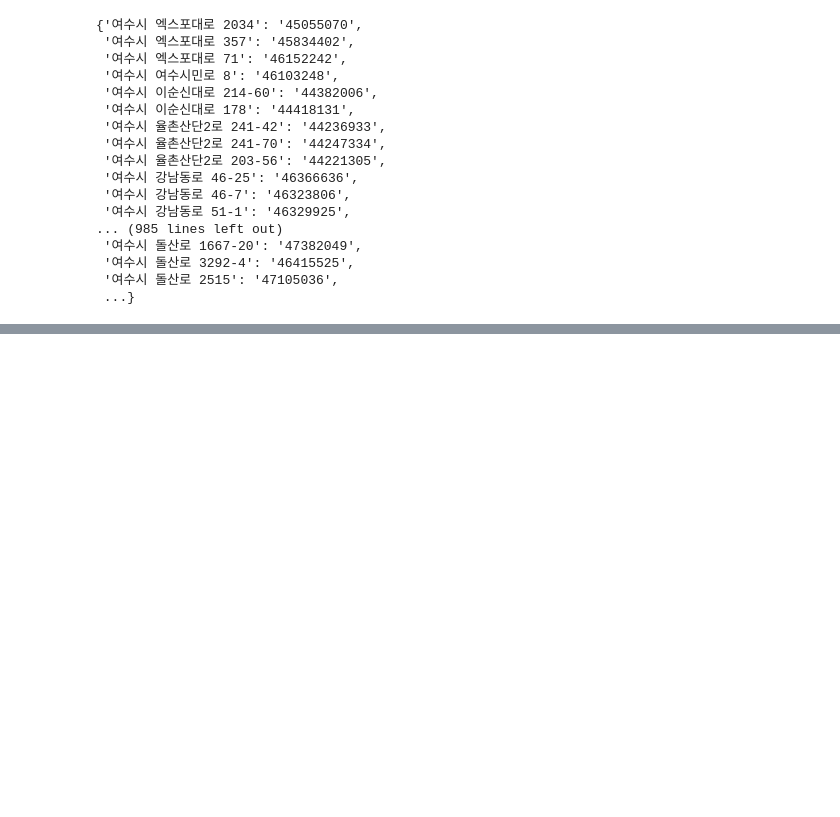
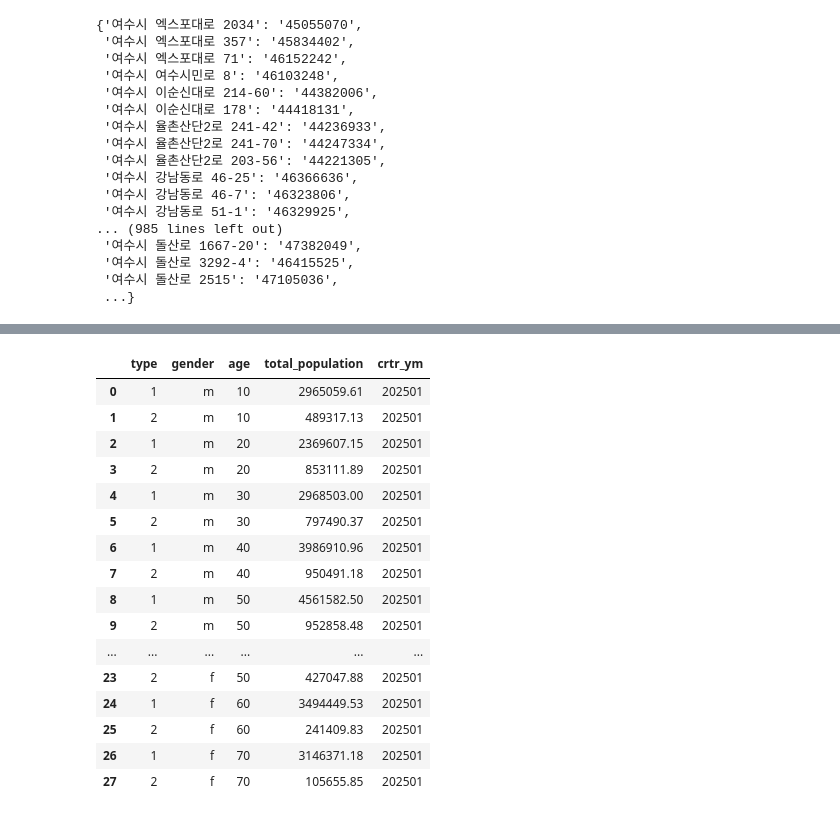
Before and after one commit to KnellBalm/yeosu, a Jupyter notebook: preproc.ipynb, the cells around one changed output, grey strips where cells are left out. Saved outputs shown, nothing was run; the diff lists cells and outputs as text; code cells hidden in the pictures; blank space fills up the shorter version.

```diff
--- a/preproc.ipynb
+++ b/preproc.ipynb
@@ -485,3 +485,7 @@ pop_grid_map
  '여수시 돌산로 3292-4': '46415525',
  '여수시 돌산로 2515': '47105036',
  ...}
+# %%
+from sqlalchemy import create_engine
+url = ("postgresql+psycopg2://root:biris.manse@192.168.109.254:32002/yeosu_dm")
+engine = create_engine(url)
@@ -487,0 +572,37 @@ pop_grid_map
+# %%
+agegen_df = df.groupby(['type'],as_index=False).agg(
+        m10 = ('m10','sum'), m20 = ('m20','sum'), m30 = ('m30','sum'), m40 = ('m40','sum'), m50 = ('m50','sum'), m60 = ('m60','sum'),m70 = ('m70','sum'),
+        f10 = ('f10','sum'), f20 = ('f20','sum'), f30 = ('f30','sum'), f40 = ('f40','sum'), f50 = ('f50','sum'), f60 = ('f60','sum'),f70 = ('f70','sum')
+    )
+# 1-1) melt로 long 형태로 변환
+agegen_df = agegen_df.melt(
+    id_vars=['type'],
+    var_name='col',
+    value_name='total_population'
+)
+# 1-2) gender / generation 분리
+agegen_df['gender'] = agegen_df['col'].str[0]        # m 또는 f
+agegen_df['age'] = agegen_df['col'].str[1:].astype(int)  # 10,20,...
+# 1-3) 불필요 컬럼 제거 또는 순서 정리
+agegen_df = agegen_df[['type', 'gender', 'age', 'total_population']]
+agegen_df['crtr_ym'] = ym
+# %%
+agegen_df
+# %% [output]
+|  | type | gender | age | total_population | crtr_ym |
+| 0 | 1 | m | 10 | 2965059.61 | 202501 |
+| 1 | 2 | m | 10 | 489317.13 | 202501 |
+| 2 | 1 | m | 20 | 2369607.15 | 202501 |
+| 3 | 2 | m | 20 | 853111.89 | 202501 |
+| 4 | 1 | m | 30 | 2968503.00 | 202501 |
+| 5 | 2 | m | 30 | 797490.37 | 202501 |
+| 6 | 1 | m | 40 | 3986910.96 | 202501 |
+| 7 | 2 | m | 40 | 950491.18 | 202501 |
+| 8 | 1 | m | 50 | 4561582.50 | 202501 |
+| 9 | 2 | m | 50 | 952858.48 | 202501 |
+| ... | ... | ... | ... | ... | ... |
+| 23 | 2 | f | 50 | 427047.88 | 202501 |
+| 24 | 1 | f | 60 | 3494449.53 | 202501 |
+| 25 | 2 | f | 60 | 241409.83 | 202501 |
+| 26 | 1 | f | 70 | 3146371.18 | 202501 |
+| 27 | 2 | f | 70 | 105655.85 | 202501 |
```
Also changed, not shown: parts of 7 cells of this notebook, 11 other files.
